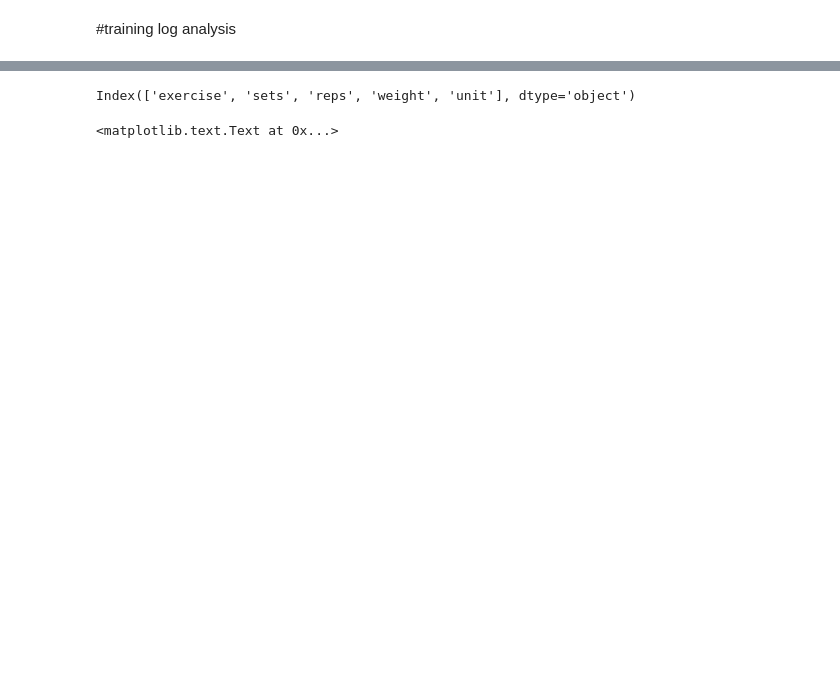
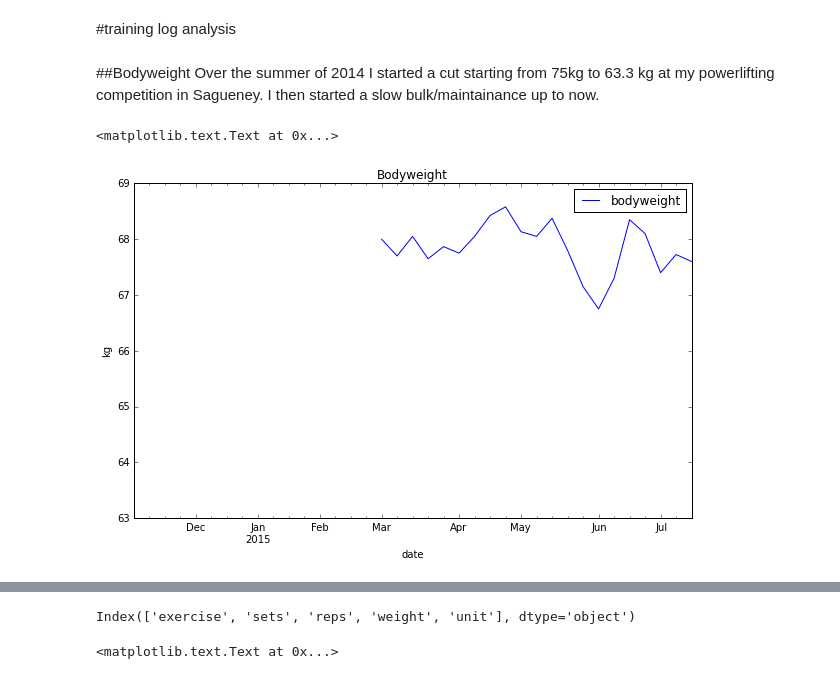
Before and after one commit to jonfk/training-log-analysis, a Jupyter notebook: ipython/Training-Analysis.ipynb, the cells around one changed output, grey strips where cells are left out. Cells and saved outputs as stored; diff of their text form; code cells hidden in the pictures; blank space fills up the shorter version.

```diff
--- a/ipython/Training-Analysis.ipynb
+++ b/ipython/Training-Analysis.ipynb
@@ -9,3 +9,15 @@ import matplotlib
 import numpy as np
 import pandas as pd
 import datetime
+# %% [markdown]
+##Bodyweight
+Over the summer of 2014 I started a cut starting from 75kg to 63.3 kg at my powerlifting competition in Sagueney.
+I then started a slow bulk/maintainance up to now.
+# %%
+bodyweightData = pd.read_csv('data/bodyweight.csv', parse_dates = ['date'], index_col='date')
+bodyweightData = bodyweightData.resample('W')
+bodyweightPlot = bodyweightData.plot(figsize =(10,6), title = 'Bodyweight')
+bodyweightPlot.set_ylabel('kg')
+# %% [output]
+<matplotlib.text.Text at 0x...>
+[figure, added]
```
Also changed, not shown: parts of 6 cells of this notebook, 6 other files.
